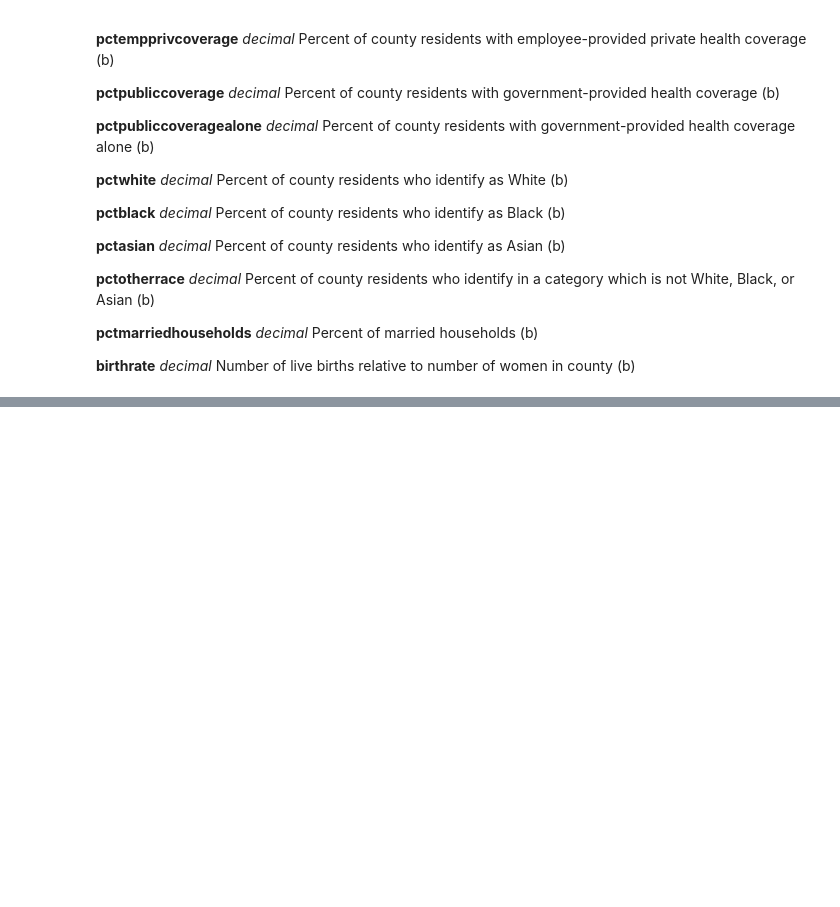
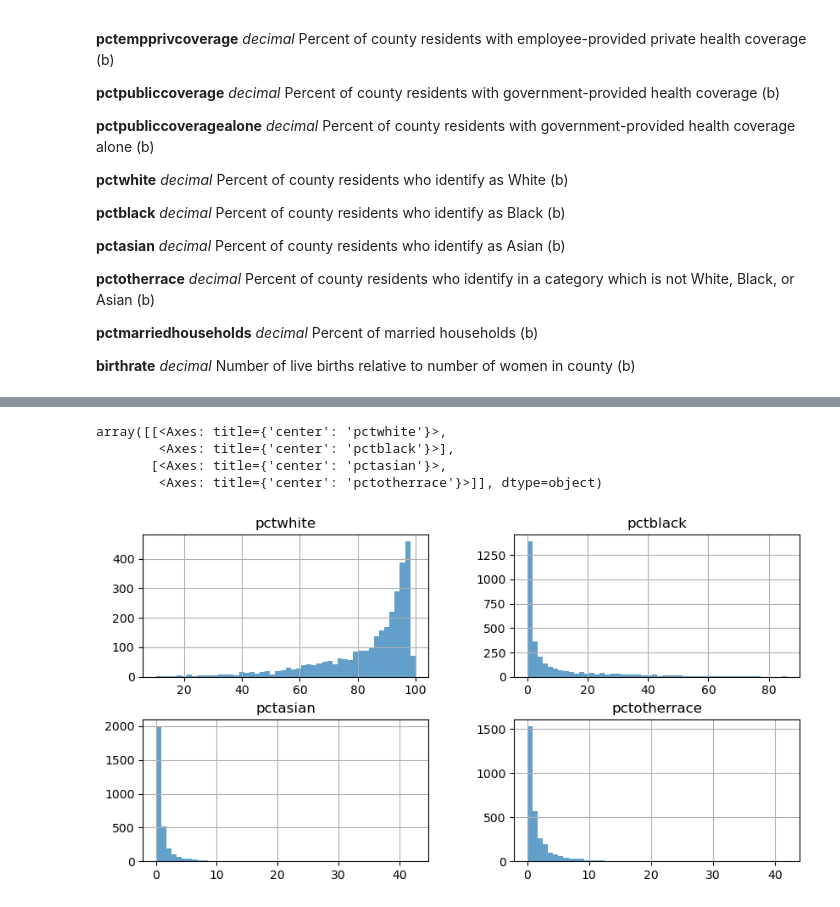
Before and after one commit to sydneycally-inclane-2812/analysis-student-performance, a Jupyter notebook: cancer_analysis.ipynb, the cells around one changed output, grey strips where cells are left out. Drawn from its saved outputs; the diff is of its cells as text; code cells hidden in the pictures; blank space fills up the shorter version.

```diff
--- a/cancer_analysis.ipynb
+++ b/cancer_analysis.ipynb
@@ -94,0 +202,8 @@ memory usage: 785.7+ KB
+# %%
+df1[['pctwhite', 'pctblack', 'pctasian', 'pctotherrace']].hist(figsize=(10, 5), bins=50, alpha=0.7)
+# %% [output]
+array([[<Axes: title={'center': 'pctwhite'}>,
+        <Axes: title={'center': 'pctblack'}>],
+       [<Axes: title={'center': 'pctasian'}>,
+        <Axes: title={'center': 'pctotherrace'}>]], dtype=object)
+[figure, added]
```
Also changed, not shown: parts of 41 cells of this notebook, 1 other file.
